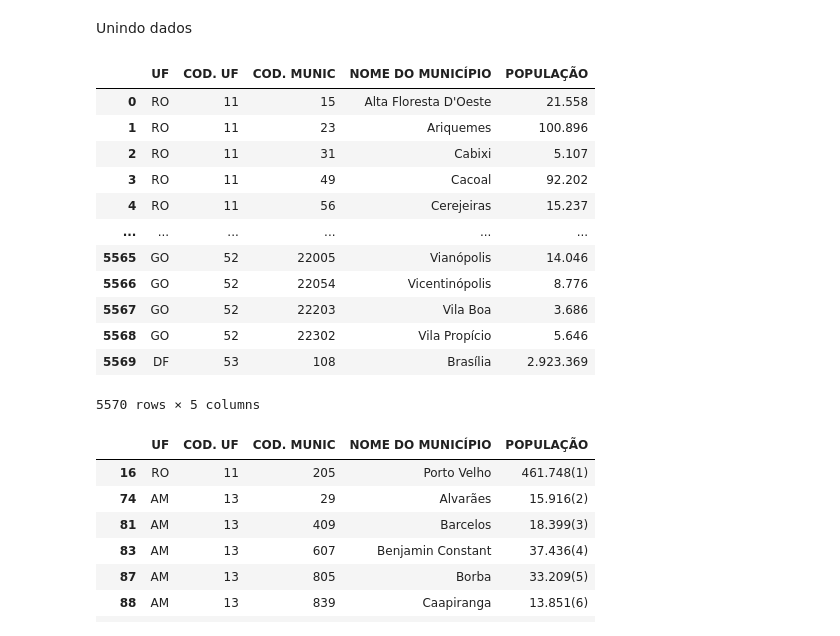
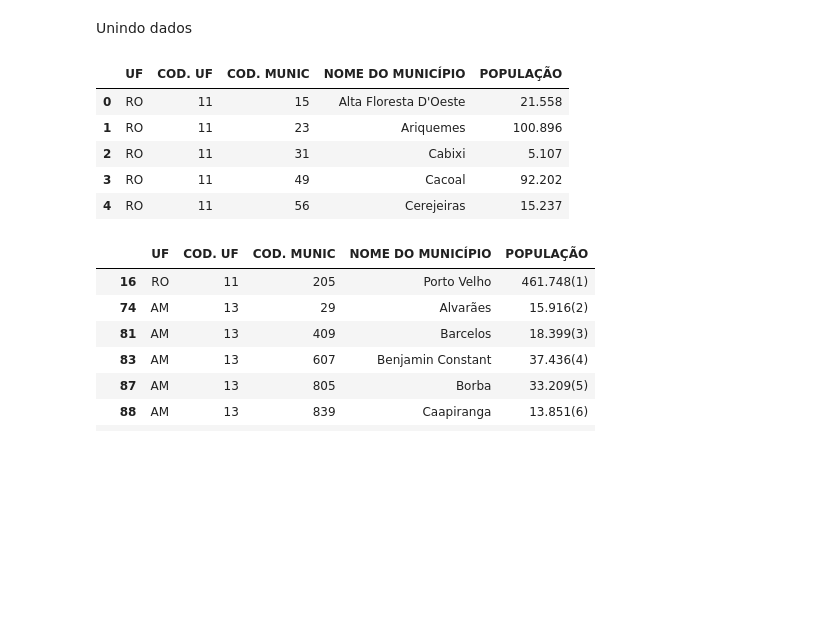
Before and after one commit to Cadu-ops/Alura, a Jupyter notebook: Alura/Pandas - selecionando e agrupando dados/aula4.ipynb, the cells around one changed output. Cells and saved outputs as stored; diff of their text form; code cells hidden in the pictures; blank space fills up the shorter version.

```diff
--- a/Alura/Pandas - selecionando e agrupando dados/aula4.ipynb
+++ b/Alura/Pandas - selecionando e agrupando dados/aula4.ipynb
@@ -3,7 +3,8 @@ Unindo dados
 # %%
 import pandas as pd
 # %%
-path = r'C:\Users\logistica.wms\OneDrive - SANTA FÉ\Documents\Projetos\alura\gcp\pandasManipulação\dados\POP2022_Municipios(Municípios).csv'
+path = r'C:\Users\logistica.wms\OneDrive - SANTA FÉ\Documents\Cursos\Alura\Alura\Pandas - selecionando e agrupando dados\dados\POP2022_Municipios(Municípios).csv'
+
 dados_populacao = pd.read_csv(path,
                               sep=';',
                               encoding='ISO-8859-1',
@@ -11,21 +12,14 @@ dados_populacao = pd.read_csv(path,
                               skipfooter=34,
                               engine='python')
 # %%
-dados_populacao
+dados_populacao.head(5)
 # %% [output]
 |  | UF | COD. UF | COD. MUNIC | NOME DO MUNICÍPIO | POPULAÇÃO |
 | 0 | RO | 11 | 15 | Alta Floresta D'Oeste | 21.558 |
 | 1 | RO | 11 | 23 | Ariquemes | 100.896 |
 | 2 | RO | 11 | 31 | Cabixi | 5.107 |
 | 3 | RO | 11 | 49 | Cacoal | 92.202 |
 | 4 | RO | 11 | 56 | Cerejeiras | 15.237 |
-| ... | ... | ... | ... | ... | ... |
-| 5565 | GO | 52 | 22005 | Vianópolis | 14.046 |
-| 5566 | GO | 52 | 22054 | Vicentinópolis | 8.776 |
-| 5567 | GO | 52 | 22203 | Vila Boa | 3.686 |
-| 5568 | GO | 52 | 22302 | Vila Propício | 5.646 |
-| 5569 | DF | 53 | 108 | Brasília | 2.923.369 |
-5570 rows × 5 columns
 # %%
 df = pd.DataFrame(dados_populacao)
 # %%
```
Also changed, not shown: parts of 6 cells of this notebook, 1 other file.
